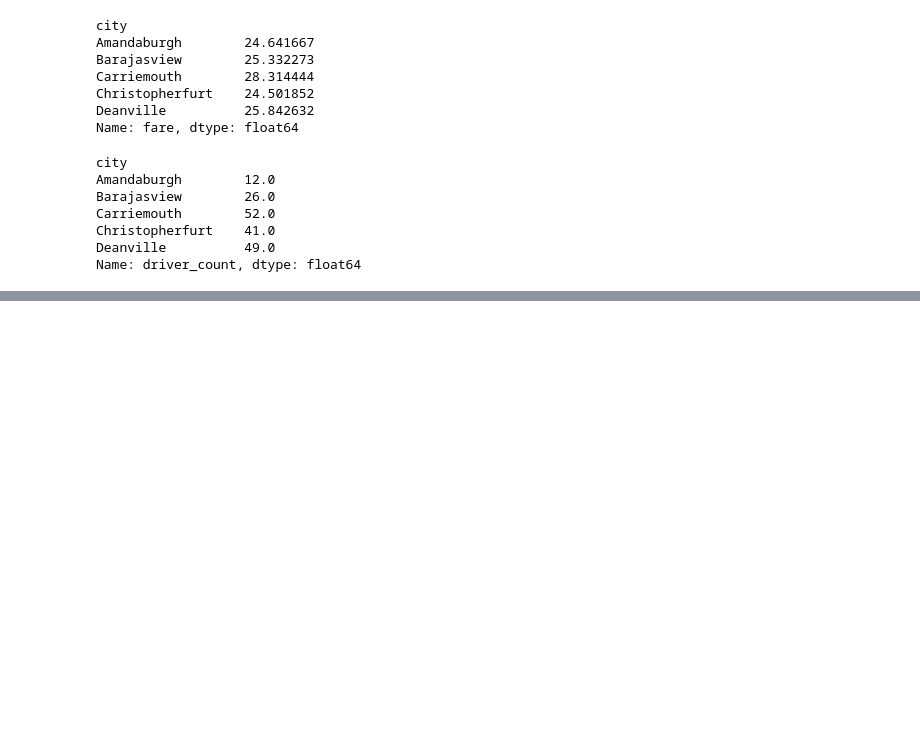
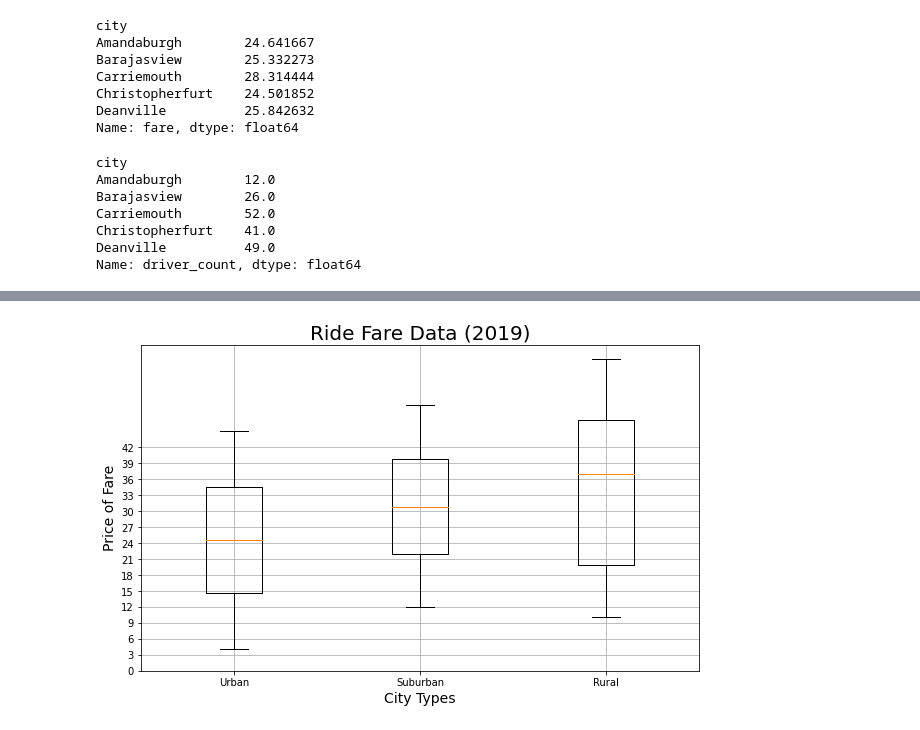
Before and after one commit to DMZellmer/Pyber_Analysis, a Jupyter notebook: PyBer.ipynb, the cells around one changed output, grey strips where cells are left out. Cells and saved outputs as stored; diff of their text form; code cells hidden in the pictures; blank space fills up the shorter version.

```diff
--- a/PyBer.ipynb
+++ b/PyBer.ipynb
@@ -346,0 +463,16 @@ print(f"The mode for the ride counts for urban trips is {mode_suburban_ride_coun
+# %%
+# Create a box-and-whisker plot for the fare data for all city types.
+x_labels = ["Urban", "Suburban","Rural"]
+ride_fare_data = [urban_fares, suburban_fares, rural_fares]
+fig, ax = plt.subplots(figsize=(10, 6))
+ax.set_title('Ride Fare Data (2019)',fontsize=20)
+ax.set_ylabel('Price of Fare',fontsize=14)
+ax.set_xlabel("City Types",fontsize=14)
+ax.boxplot(ride_fare_data, labels=x_labels)
+ax.set_yticks(np.arange(0, 45, step=3.0))
+ax.grid()
+# Save the figure.
+plt.savefig("Fig3.png")
+plt.show()
+# %% [output]
+[figure, added]
```
Also changed, not shown: parts of 33 cells of this notebook, 3 other files.
